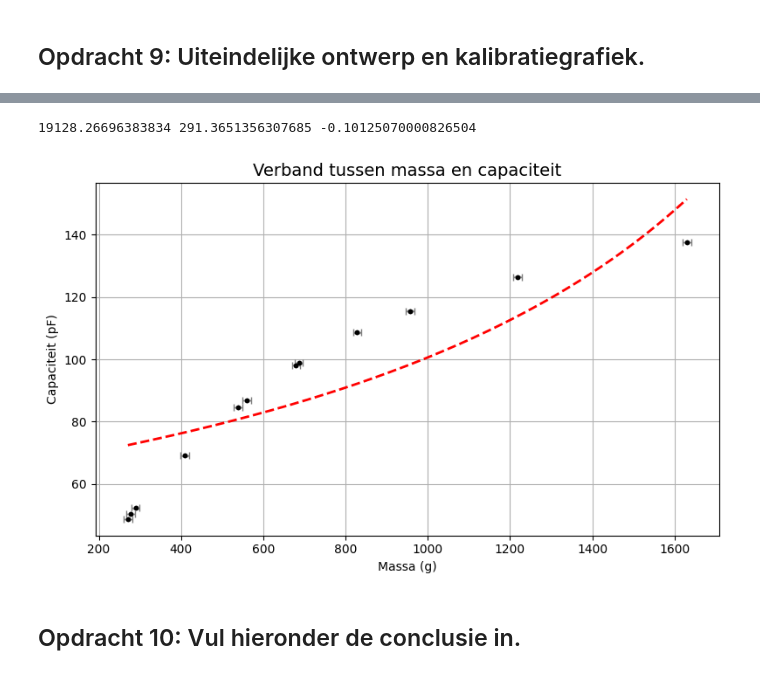
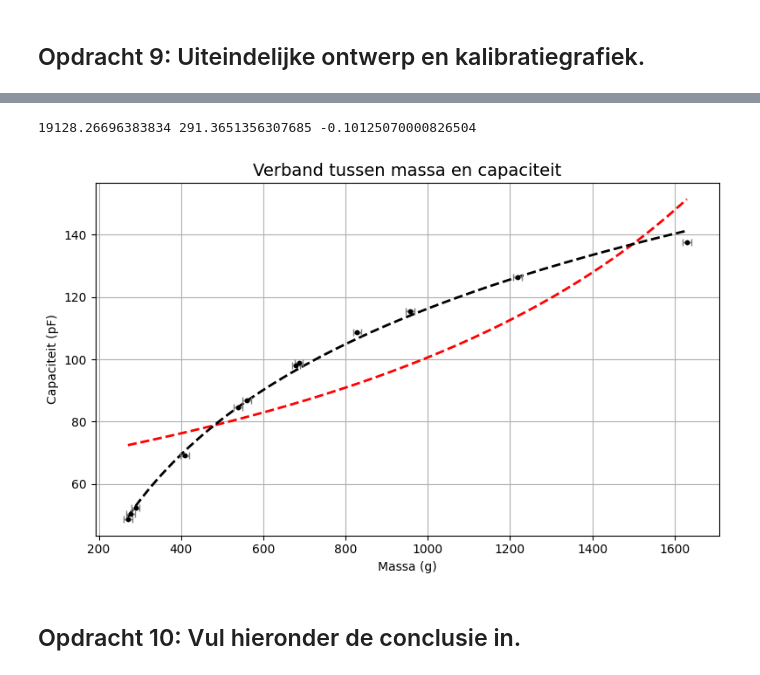
Before and after one commit to fvandeschaft-ai/defd-floor-goed, a Jupyter notebook: FysiekeOntwerpopdrachten/2OntwerpEenSensorCondensator/DEFOntwerpopdracht2OntwerpEenSensorInvulTemplate.ipynb, the cells around one changed output, grey strips where cells are left out. Drawn from its saved outputs; the diff is of its cells as text; code cells hidden in the pictures.

```diff
--- a/FysiekeOntwerpopdrachten/2OntwerpEenSensorCondensator/DEFOntwerpopdracht2OntwerpEenSensorInvulTemplate.ipynb
+++ b/FysiekeOntwerpopdrachten/2OntwerpEenSensorCondensator/DEFOntwerpopdracht2OntwerpEenSensorInvulTemplate.ipynb
@@ -258,34 +258,45 @@ def functie(x, a, b,c):
 popt, pcov = curve_fit(functie, massa, arduino_waarden)
 a, b,c = popt
 print(a,b,c)
 
 massa_fit = np.linspace(min(massa), max(massa), 400)
 fit_values = functie(massa_fit, a, b,c)
 
 #curve_fit met een logaritmisch verband
-#toevoegen errorbars
+
+def functie_2(x, a, b):
+    return np.log(x)*a + b
+
+popt_2, pcov_2 = curve_fit(functie_2, massa, arduino_waarden)
+a, b = popt_2
+
+massa_fit_2 = np.linspace(min(massa), max(massa), 400)
+fit_values_2 = functie_2(massa_fit_2, a, b)
+
+#toevoegen errorbars bij punten
 
 #linear indruk spons duidelijk niet linear indrukken
 #ontwerpplot
 
 u_m= 10
 u_ard= 0.1
 
 plt.figure(figsize=(8,5))
 plt.plot(massa, arduino_waarden, 'k.', label = "verband massa en capaciteit")
 plt.plot(massa_fit, fit_values, 'r--', linewidth=2, label=f"Fit: C = {a:.4f}·√m + {b:.2f}")
+plt.plot(massa_fit_2, fit_values_2, 'k--', linewidth = 2, label = 'fit')
 plt.xlabel("Massa (g)", fontsize=10)
 plt.ylabel("Capaciteit (pF)", fontsize=10)
 
 # errorbars tekenen
 plt.errorbar(massa, arduino_waarden, xerr=u_m, yerr=u_ard, fmt='k.', ecolor='gray', elinewidth=1,capsize=3, label="Meetpunten + errorbars")
 
 plt.title("Verband tussen massa en capaciteit", fontsize=14)
 plt.grid(True)
 plt.tight_layout()
 plt.show()
 # %% [output]
 19128.26696383834 291.3651356307685 -0.10125070000826504
-[figure, old version]
+[figure, new version]
 # %% [markdown]
 ## Opdracht 10: Vul hieronder de conclusie in.
```
Also changed, not shown: parts of 13 cells of this notebook.
